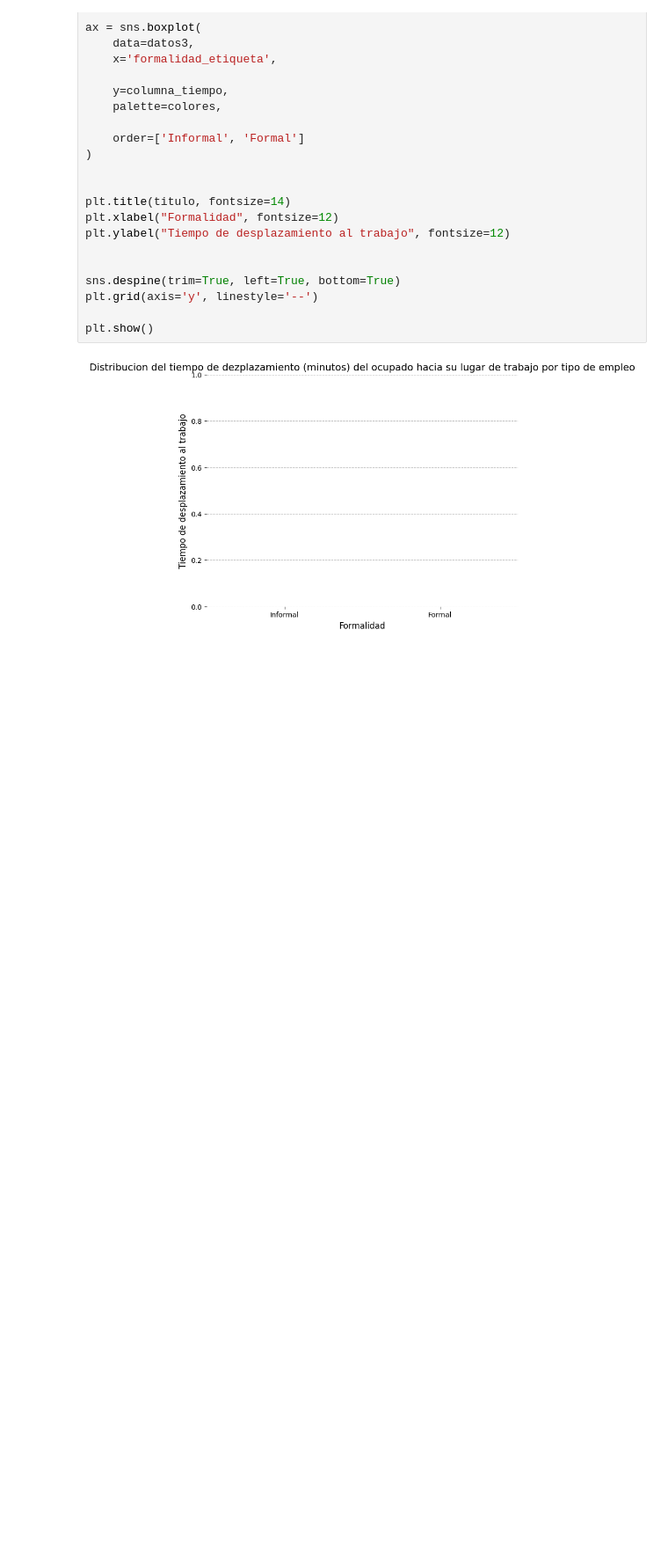
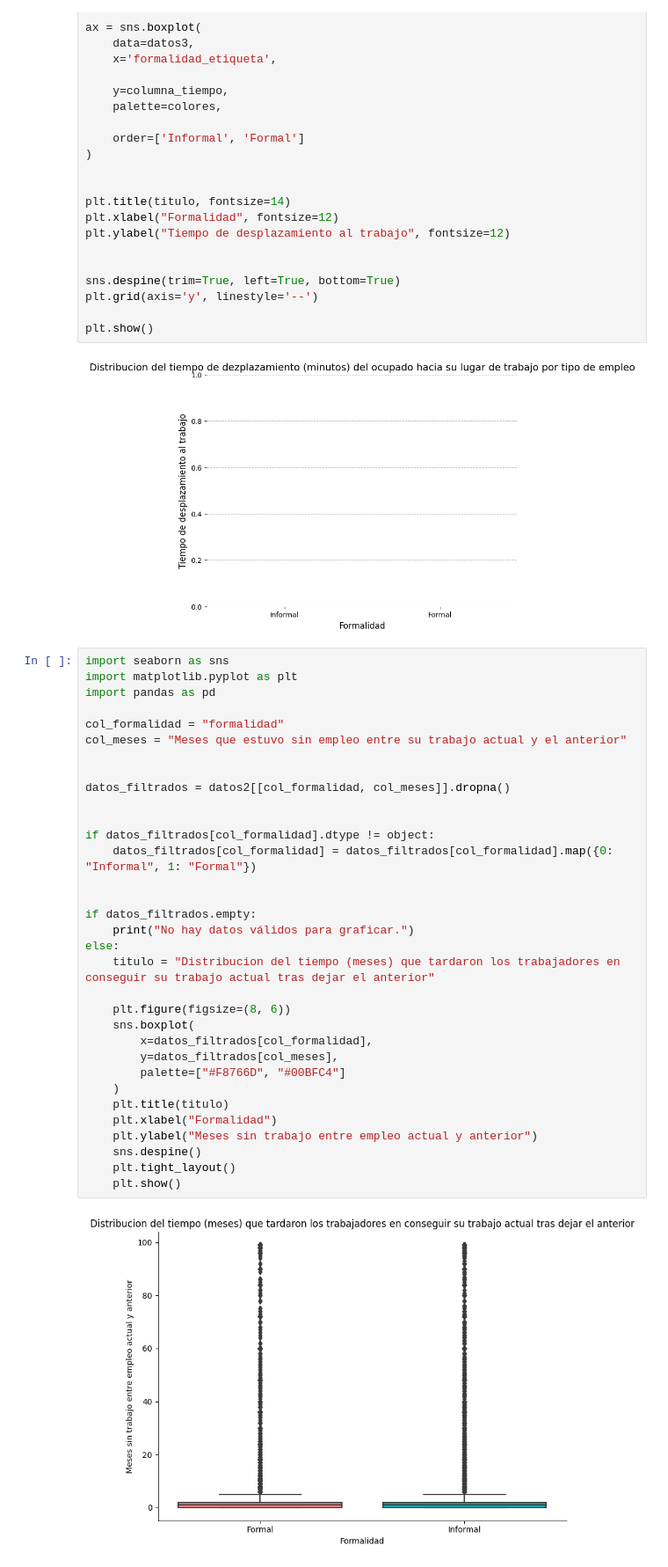
Before and after one commit to ivanna0994/jbook_dataviz_2025, a Jupyter notebook: _sources/capitulo2.ipynb, the cells around one changed output. Shown at 88% size. Saved outputs shown, nothing was run; the diff lists cells and outputs as text; blank space fills up the shorter version.

```diff
--- a/_sources/capitulo2.ipynb
+++ b/_sources/capitulo2.ipynb
@@ -411,3 +411,38 @@ plt.grid(axis='y', linestyle='--')
 plt.show()
 # %% [output]
 [figure]
+# %%
+import seaborn as sns
+import matplotlib.pyplot as plt
+import pandas as pd
+
+col_formalidad = "formalidad"
+col_meses = "Meses que estuvo sin empleo entre su trabajo actual y el anterior"
+
+
+datos_filtrados = datos2[[col_formalidad, col_meses]].dropna()
+
+
+if datos_filtrados[col_formalidad].dtype != object:
+    datos_filtrados[col_formalidad] = datos_filtrados[col_formalidad].map({0: "Informal", 1: "Formal"})
+
+
+if datos_filtrados.empty:
+    print("No hay datos válidos para graficar.")
+else:
+    titulo = "Distribucion del tiempo (meses) que tardaron los trabajadores en conseguir su trabajo actual tras dejar el anterior"
+
+    plt.figure(figsize=(8, 6))
+    sns.boxplot(
+        x=datos_filtrados[col_formalidad],
+        y=datos_filtrados[col_meses],
+        palette=["#F8766D", "#00BFC4"]
+    )
+    plt.title(titulo)
+    plt.xlabel("Formalidad")
+    plt.ylabel("Meses sin trabajo entre empleo actual y anterior")
+    sns.despine()
+    plt.tight_layout()
+    plt.show()
+# %% [output]
+[figure, added]
```
Also changed, not shown: parts of 10 cells of this notebook, 14 other files.
